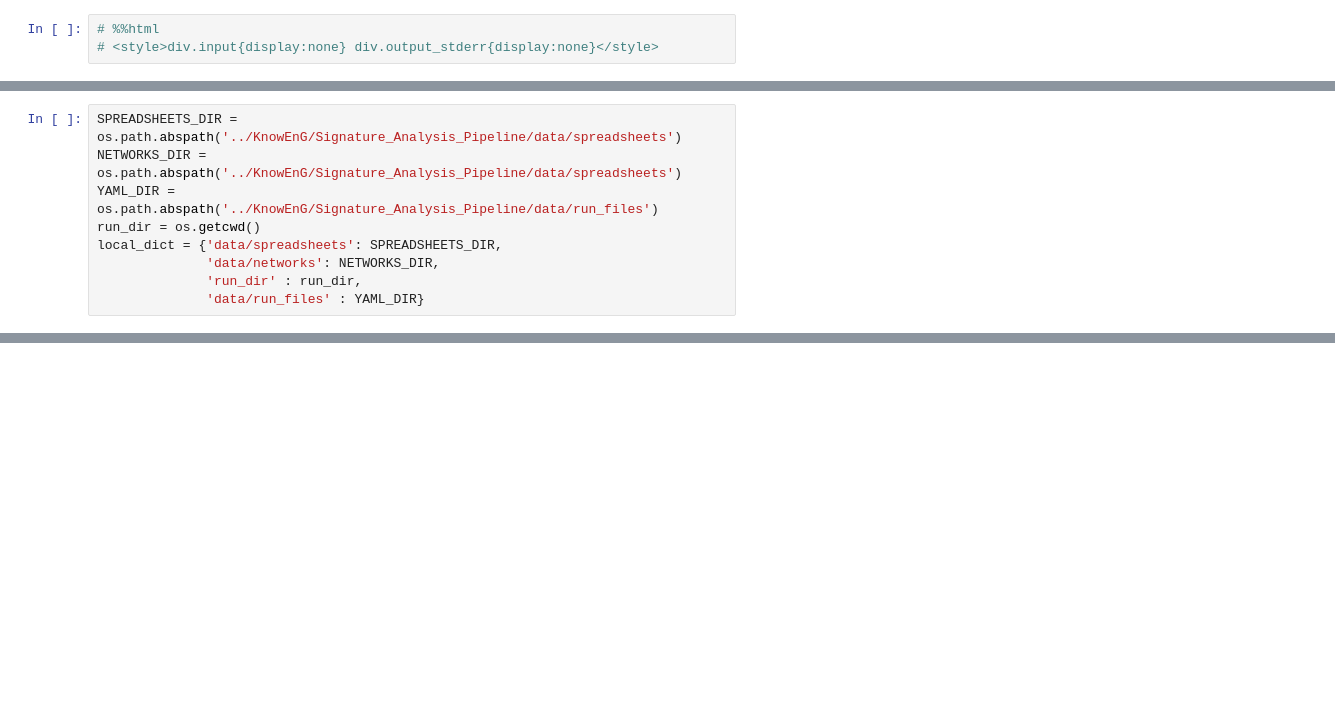
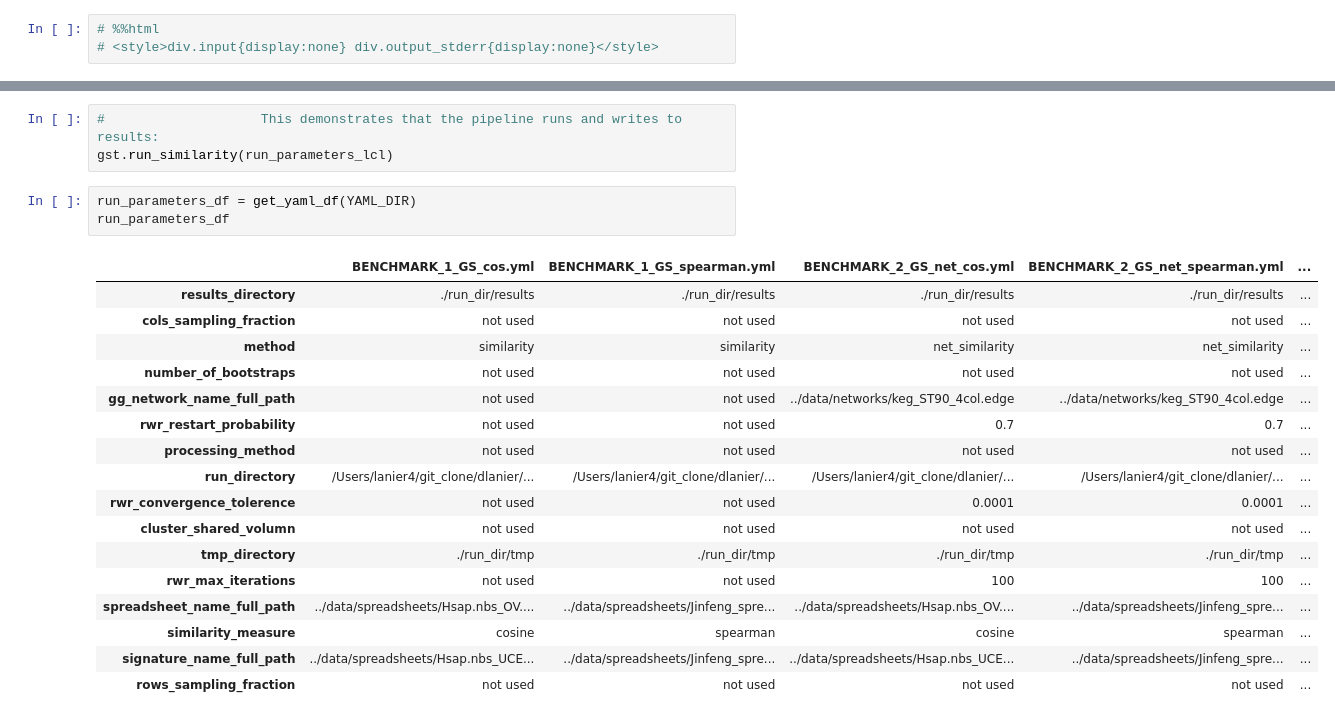
Before and after one commit to dlanier/notebooks_KnowEnG, a Jupyter notebook: signiture_analysis_notebook.ipynb, the cells around one changed output, grey strips where cells are left out. Saved outputs shown, nothing was run; the diff lists cells and outputs as text; blank space fills up the shorter version.

Commit message:
dataframe of all run_parameters

```diff
--- a/signiture_analysis_notebook.ipynb
+++ b/signiture_analysis_notebook.ipynb
@@ -181,14 +126,5 @@ results
 src
 test
 user_data
-# %%
-SPREADSHEETS_DIR = os.path.abspath('../KnowEnG/Signature_Analysis_Pipeline/data/spreadsheets')
-NETWORKS_DIR = os.path.abspath('../KnowEnG/Signature_Analysis_Pipeline/data/spreadsheets')
-YAML_DIR = os.path.abspath('../KnowEnG/Signature_Analysis_Pipeline/data/run_files')
-run_dir = os.getcwd()
-local_dict = {'data/spreadsheets': SPREADSHEETS_DIR,
-              'data/networks': NETWORKS_DIR,
-              'run_dir' : run_dir,
-              'data/run_files' : YAML_DIR}
 # %%
 run_parameters_lcl = set_local_run_parameters(run_parameters, local_dict)
@@ -339,0 +142,24 @@ def calculate_accuracy(similarity_df, list_file_name):
+# %%
+#                    This demonstrates that the pipeline runs and writes to results:
+gst.run_similarity(run_parameters_lcl)
+# %%
+run_parameters_df = get_yaml_df(YAML_DIR)
+run_parameters_df
+# %% [output]
+|  | BENCHMARK_1_GS_cos.yml | BENCHMARK_1_GS_spearman.yml | BENCHMARK_2_GS_net_cos.yml | BENCHMARK_2_GS_net_spearman.yml | ... |
+| results_directory | ./run_dir/results | ./run_dir/results | ./run_dir/results | ./run_dir/results | ... |
+| cols_sampling_fraction | not used | not used | not used | not used | ... |
+| method | similarity | similarity | net_similarity | net_similarity | ... |
+| number_of_bootstraps | not used | not used | not used | not used | ... |
+| gg_network_name_full_path | not used | not used | ../data/networks/keg_ST90_4col.edge | ../data/networks/keg_ST90_4col.edge | ... |
+| rwr_restart_probability | not used | not used | 0.7 | 0.7 | ... |
+| processing_method | not used | not used | not used | not used | ... |
+| run_directory | /Users/lanier4/git_clone/dlanier/... | /Users/lanier4/git_clone/dlanier/... | /Users/lanier4/git_clone/dlanier/... | /Users/lanier4/git_clone/dlanier/... | ... |
+| rwr_convergence_tolerence | not used | not used | 0.0001 | 0.0001 | ... |
+| cluster_shared_volumn | not used | not used | not used | not used | ... |
+| tmp_directory | ./run_dir/tmp | ./run_dir/tmp | ./run_dir/tmp | ./run_dir/tmp | ... |
+| rwr_max_iterations | not used | not used | 100 | 100 | ... |
+| spreadsheet_name_full_path | ../data/spreadsheets/Hsap.nbs_OV.... | ../data/spreadsheets/Jinfeng_spre... | ../data/spreadsheets/Hsap.nbs_OV.... | ../data/spreadsheets/Jinfeng_spre... | ... |
+| similarity_measure | cosine | spearman | cosine | spearman | ... |
+| signature_name_full_path | ../data/spreadsheets/Hsap.nbs_UCE... | ../data/spreadsheets/Jinfeng_spre... | ../data/spreadsheets/Hsap.nbs_UCE... | ../data/spreadsheets/Jinfeng_spre... | ... |
+| rows_sampling_fraction | not used | not used | not used | not used | ... |
```
Also changed, not shown: parts of 10 cells of this notebook, 1 other file.
